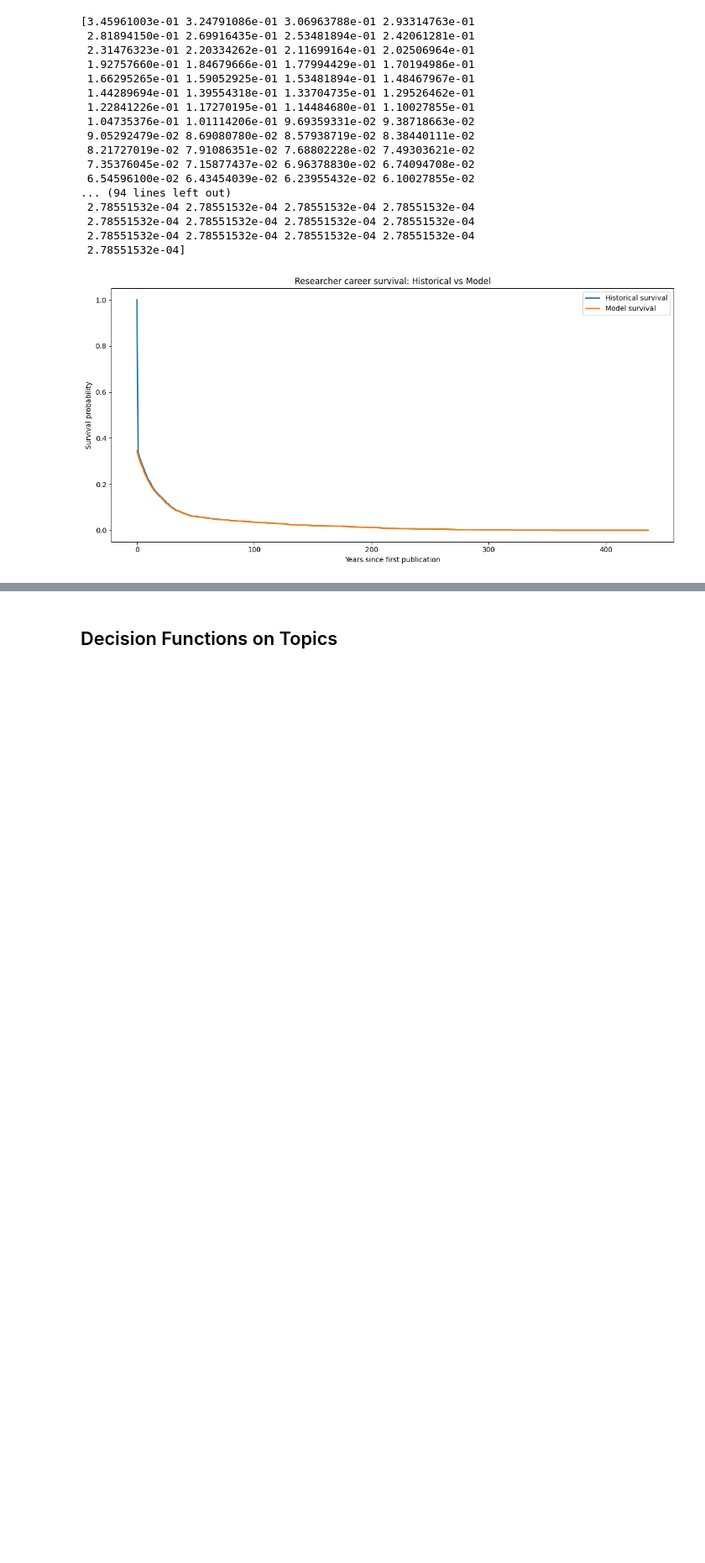
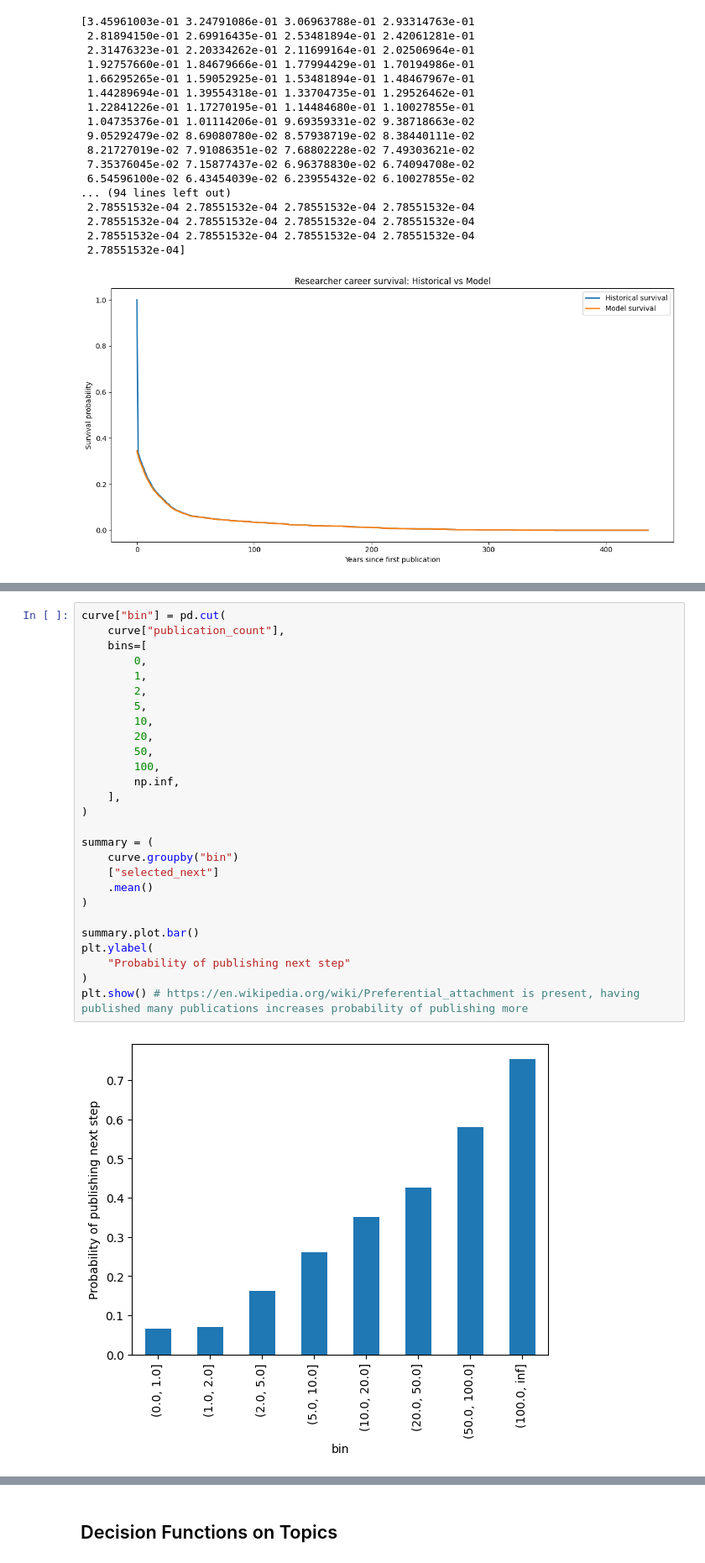
Before and after one commit to wojcho/CHExNet-CAC-ALMA-ABM, a Jupyter notebook: abm.ipynb, the cells around one changed output, grey strips where cells are left out. Shown at 84% size. Drawn from its saved outputs; the diff is of its cells as text; blank space fills up the shorter version.

```diff
--- a/abm.ipynb
+++ b/abm.ipynb
@@ -1438,0 +2026,29 @@ plt.show()
+# %%
+curve["bin"] = pd.cut(
+    curve["publication_count"],
+    bins=[
+        0,
+        1,
+        2,
+        5,
+        10,
+        20,
+        50,
+        100,
+        np.inf,
+    ],
+)
+
+summary = (
+    curve.groupby("bin")
+    ["selected_next"]
+    .mean()
+)
+
+summary.plot.bar()
+plt.ylabel(
+    "Probability of publishing next step"
+)
+plt.show() # https://en.wikipedia.org/wiki/Preferential_attachment is present, having published many publications increases probability of publishing more
+# %% [output]
+[figure, added]
```
Also changed, not shown: parts of 32 cells of this notebook, 1 other file.
